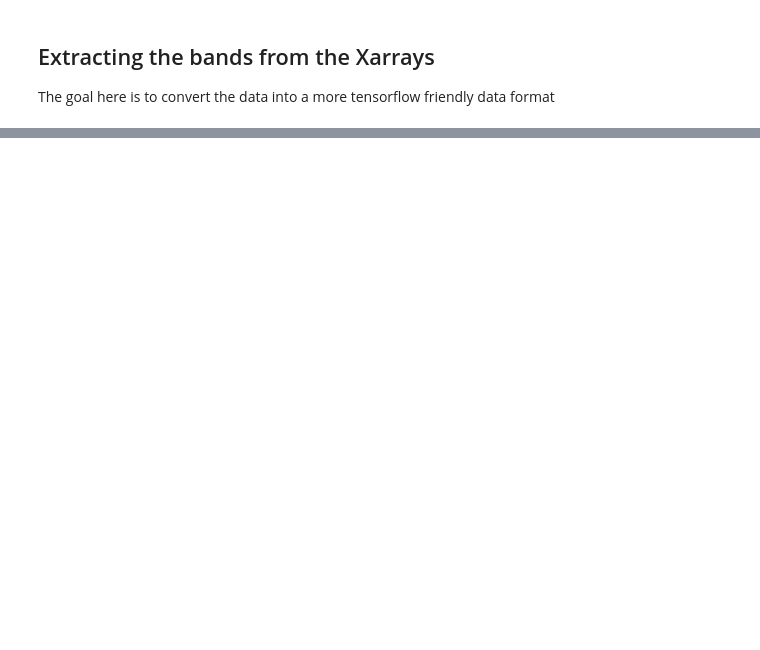
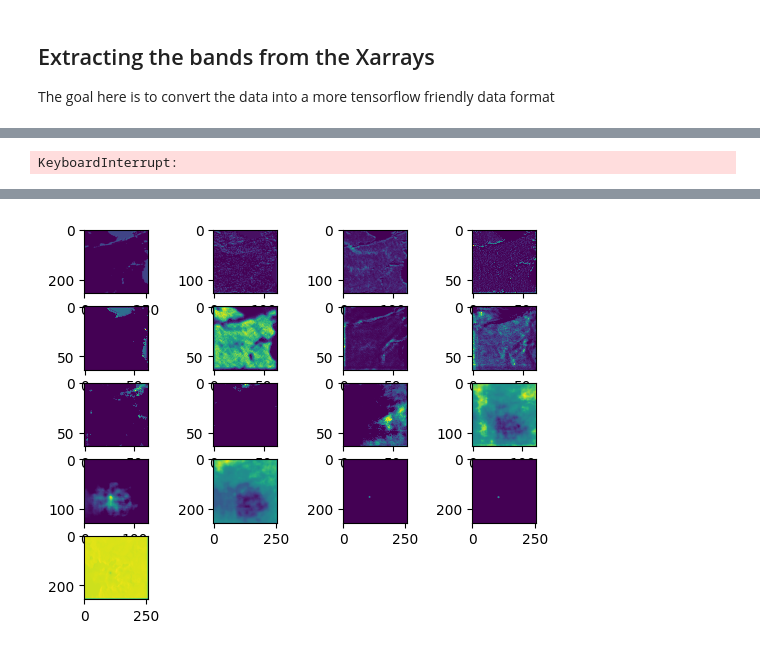
Before and after one commit to RS-ML-Hub/cloud-ML-data-recovery, a Jupyter notebook: train.ipynb, the cells around one changed output, grey strips where cells are left out. Drawn from its saved outputs; the diff is of its cells as text; code cells hidden in the pictures; blank space fills up the shorter version.

```diff
--- a/train.ipynb
+++ b/train.ipynb
@@ -86,3 +93,3 @@ plt.imshow(out[0,:,:,0])
 # %%
-coarseNet.fit(train_ds, epochs=100, validation_data=test_ds, callbacks=[keras.callbacks.EarlyStopping(monitor='val_loss', patience=10, restore_best_weights=True), keras.callbacks.ModelCheckpoint(filepath='coarseNet.keras', save_best_only=True), keras.callbacks.TensorBoard(log_dir='./logs'), keras.callbacks.ReduceLROnPlateau(monitor='val_loss', factor=0.1, patience=5, verbose=1, mode='auto', min_delta=0.0001, cooldown=0, min_lr=0), keras.callbacks.CSVLogger('coarseNet.csv'), keras.callbacks.TerminateOnNaN()])
+coarseNet.fit(train_ds, epochs=10, validation_data=test_ds, callbacks=[keras.callbacks.EarlyStopping(monitor='loss', patience=10, restore_best_weights=True), keras.callbacks.ModelCheckpoint(filepath='coarseNet.keras', save_best_only=True), keras.callbacks.TensorBoard(log_dir='./logs'), keras.callbacks.ReduceLROnPlateau(monitor='val_loss', factor=0.1, patience=5, verbose=1, mode='auto', min_delta=0.0001, cooldown=0, min_lr=0), keras.callbacks.CSVLogger('coarseNet.csv'), keras.callbacks.TerminateOnNaN()])
 # %% [output]
@@ -127,0 +110,14 @@ print("Max value for GT is {}, cloudy is {}, predicted is {}".format(np.max(bdsn
+# %%
+#Load keras file
+
+coarseNet.load_weights('coarseNet.keras')
+# %% [output]
+KeyboardInterrupt:
+# %%
+extractor = keras.Model(inputs=coarseNet.inputs, outputs=[layer.output for layer in coarseNet.layers])
+features = extractor.predict(dsnp_c[10:11,:,:,:])
+
+for i, feature in enumerate(features):
+    plt.subplot(5,4,i+1)
+    plt.imshow(feature[0,:,:,3])
+# %% [output]
@@ -127,0 +125 @@ print("Max value for GT is {}, cloudy is {}, predicted is {}".format(np.max(bdsn
+[figure, added]
```
Also changed, not shown: parts of 11 cells of this notebook, 1 other file.
